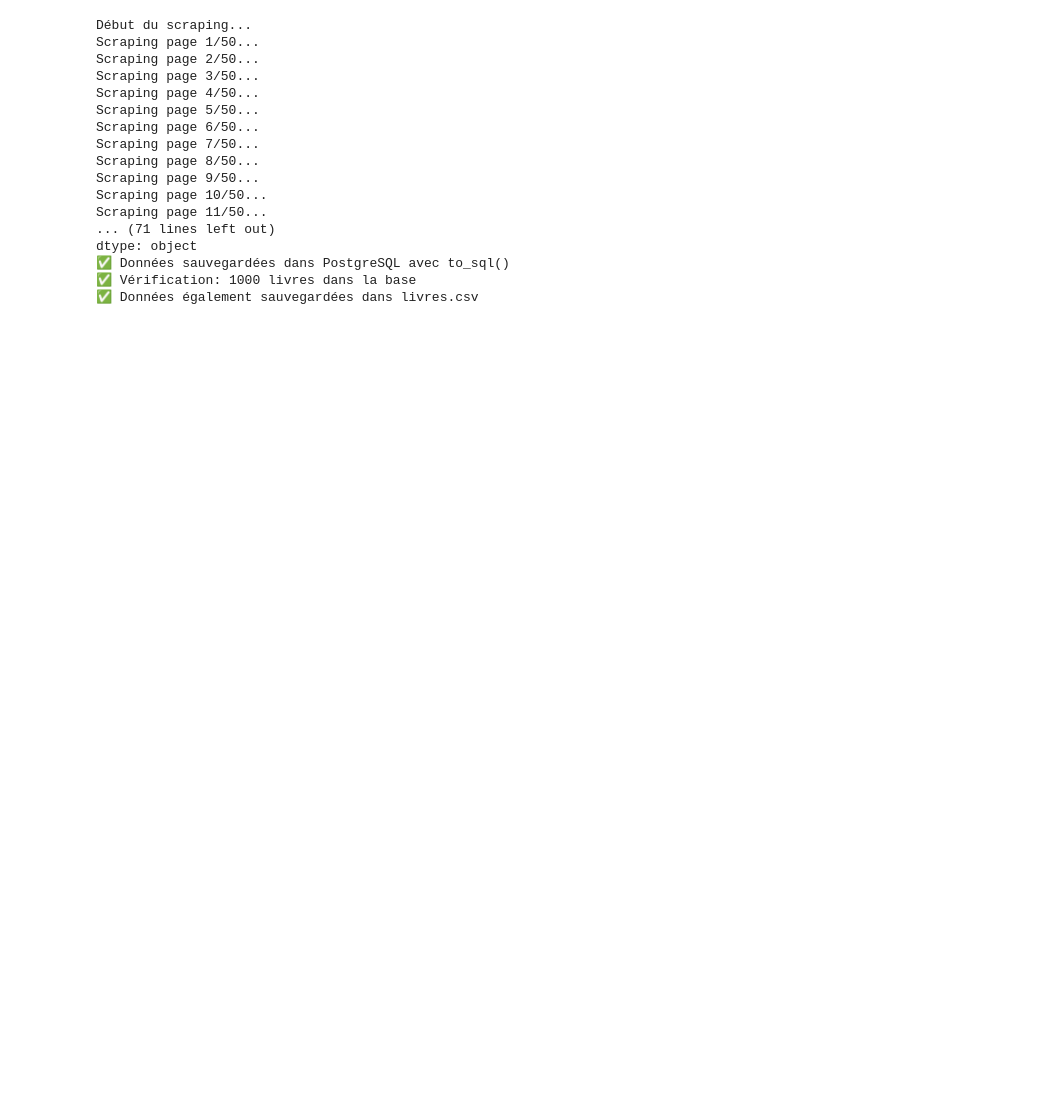
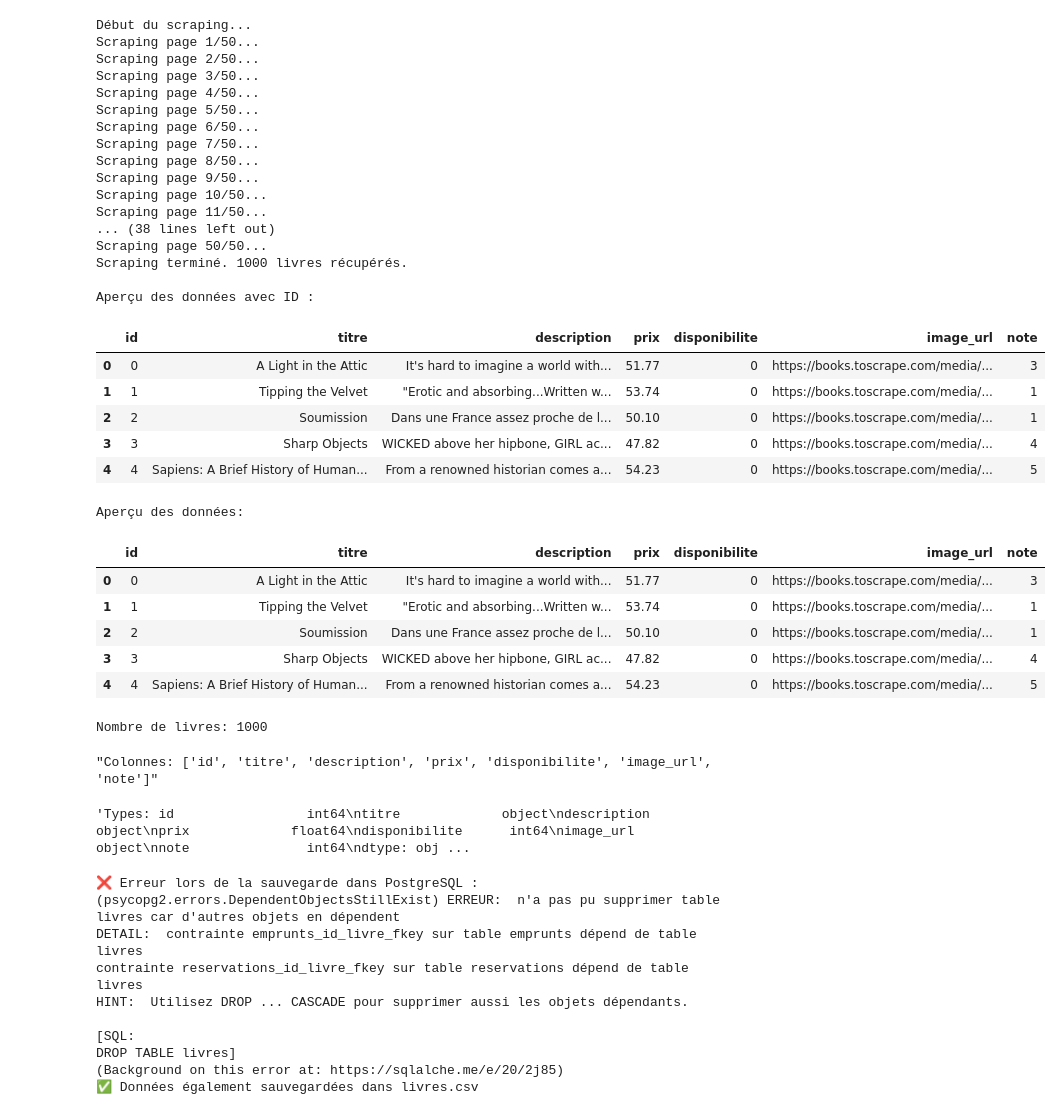
Before and after one commit to Hammilidi/book-recommandation-system, a Jupyter notebook: scraping.ipynb, the cells around one changed output. Cells and saved outputs as stored; diff of their text form; code cells hidden in the pictures; blank space fills up the shorter version.

```diff
--- a/scraping.ipynb
+++ b/scraping.ipynb
@@ -648,12 +605,22 @@ try:
     # Créer DataFrame directement
     df = pd.DataFrame(livres)
 
+
+    # Ajouter une colonne 'id' à partir de l'index
+    df.reset_index(inplace=True)
+    df.rename(columns={'index': 'id'}, inplace=True)
+
+    # Vérifier les données
+    print("\nAperçu des données avec ID :")
+    display(df.head())
+
+
     # Vérifier les données
     print("\nAperçu des données:")
-    print(df.head())
+    display(df.head())
     print(f"\nNombre de livres: {len(df)}")
-    print(f"Colonnes: {list(df.columns)}")
-    print(f"Types: {df.dtypes}")
+    display(f"Colonnes: {list(df.columns)}")
+    display(f"Types: {df.dtypes}")
 
     # Connexion PostgreSQL via SQLAlchemy
     engine = create_engine(DB_URI)
@@ -664,35 +631,60 @@ try:
     print("✅ Données sauvegardées dans PostgreSQL avec to_sql()")
 
     # Vérification
     verification_query = "SELECT COUNT(*) as total FROM livres"
     result = pd.read_sql_query(verification_query, engine)
     print(f"✅ Vérification: {result['total'].iloc[0]} livres dans la base")
 
 except Exception as e:
     print("❌ Erreur lors de la sauvegarde dans PostgreSQL :", e)
 
 # ======= SAUVEGARDE CSV OPTIONNELLE =======
 try:
     csv_file = "livres.csv"
     df.to_csv(csv_file, index=False, encoding="utf-8")
     print(f"✅ Données également sauvegardées dans {csv_file}")
 except Exception as e:
     print(f"❌ Erreur sauvegarde CSV: {e}")
 # %% [output]
 Début du scraping...
 Scraping page 1/50...
 Scraping page 2/50...
 Scraping page 3/50...
 Scraping page 4/50...
 Scraping page 5/50...
 Scraping page 6/50...
 Scraping page 7/50...
 Scraping page 8/50...
 Scraping page 9/50...
 Scraping page 10/50...
 Scraping page 11/50...
-... (71 lines left out)
-dtype: object
-✅ Données sauvegardées dans PostgreSQL avec to_sql()
-✅ Vérification: 1000 livres dans la base
-✅ Données également sauvegardées dans livres.csv
+... (38 lines left out)
+Scraping page 50/50...
+Scraping terminé. 1000 livres récupérés.
+
+Aperçu des données avec ID :
+|  | id | titre | description | prix | disponibilite | image_url | note |
+| 0 | 0 | A Light in the Attic | It's hard to imagine a world with... | 51.77 | 0 | https://books.toscrape.com/media/... | 3 |
+| 1 | 1 | Tipping the Velvet | "Erotic and absorbing...Written w... | 53.74 | 0 | https://books.toscrape.com/media/... | 1 |
+| 2 | 2 | Soumission | Dans une France assez proche de l... | 50.10 | 0 | https://books.toscrape.com/media/... | 1 |
+| 3 | 3 | Sharp Objects | WICKED above her hipbone, GIRL ac... | 47.82 | 0 | https://books.toscrape.com/media/... | 4 |
+| 4 | 4 | Sapiens: A Brief History of Human... | From a renowned historian comes a... | 54.23 | 0 | https://books.toscrape.com/media/... | 5 |
+Aperçu des données:
+|  | id | titre | description | prix | disponibilite | image_url | note |
+| 0 | 0 | A Light in the Attic | It's hard to imagine a world with... | 51.77 | 0 | https://books.toscrape.com/media/... | 3 |
+| 1 | 1 | Tipping the Velvet | "Erotic and absorbing...Written w... | 53.74 | 0 | https://books.toscrape.com/media/... | 1 |
+| 2 | 2 | Soumission | Dans une France assez proche de l... | 50.10 | 0 | https://books.toscrape.com/media/... | 1 |
+| 3 | 3 | Sharp Objects | WICKED above her hipbone, GIRL ac... | 47.82 | 0 | https://books.toscrape.com/media/... | 4 |
+| 4 | 4 | Sapiens: A Brief History of Human... | From a renowned historian comes a... | 54.23 | 0 | https://books.toscrape.com/media/... | 5 |
+Nombre de livres: 1000
+"Colonnes: ['id', 'titre', 'description', 'prix', 'disponibilite', 'image_url', 'note']"
+'Types: id                 int64\ntitre             object\ndescription       object\nprix             float64\ndisponibilite      int64\nimage_url         object\nnote               int64\ndtype: obj ...
+❌ Erreur lors de la sauvegarde dans PostgreSQL : (psycopg2.errors.DependentObjectsStillExist) ERREUR:  n'a pas pu supprimer table livres car d'autres objets en dépendent
+DETAIL:  contrainte emprunts_id_livre_fkey sur table emprunts dépend de table livres
+contrainte reservations_id_livre_fkey sur table reservations dépend de table livres
+HINT:  Utilisez DROP ... CASCADE pour supprimer aussi les objets dépendants.
+
+[SQL:
+DROP TABLE livres]
+(Background on this error at: https://sqlalche.me/e/20/2j85)
+✅ Données également sauvegardées dans livres.csv
```
Also changed, not shown: parts of 4 cells of this notebook, 20 other files.
